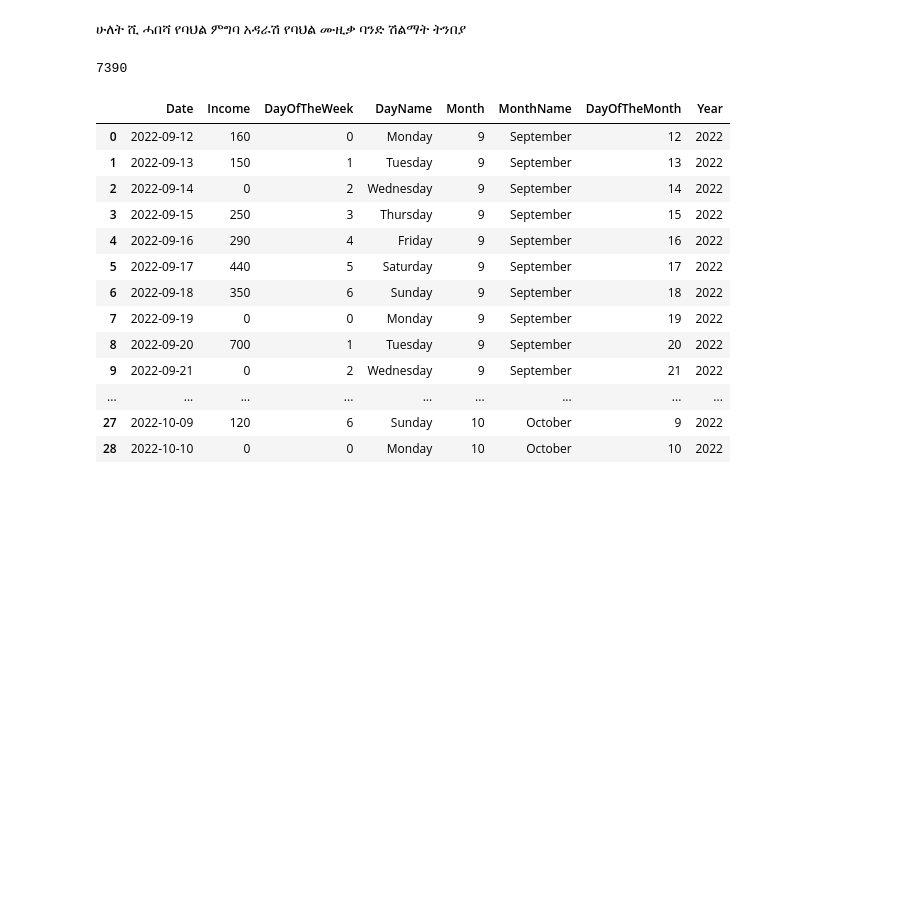
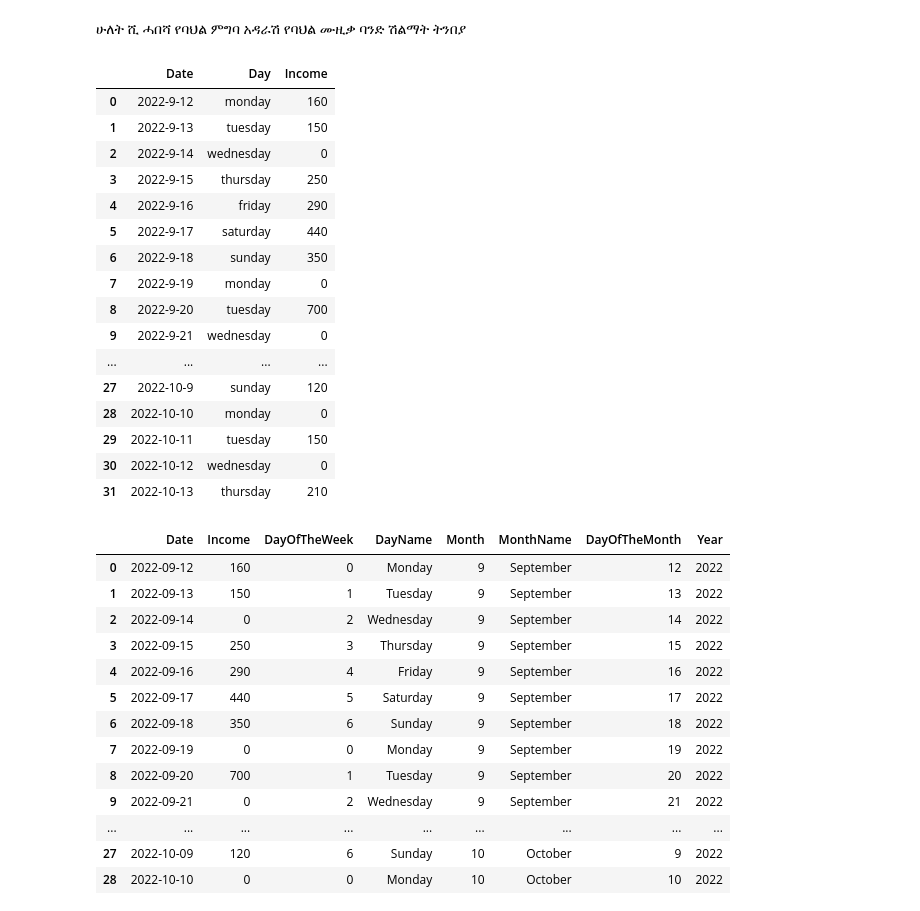
Before and after one commit to EyuaelB/huletshi_shilmat, a Jupyter notebook: shilmat_notebook.ipynb, the cells around one changed output. Drawn from its saved outputs; the diff is of its cells as text; code cells hidden in the pictures; blank space fills up the shorter version.

```diff
--- a/shilmat_notebook.ipynb
+++ b/shilmat_notebook.ipynb
@@ -10,9 +10,25 @@ import sklearn
 import matplotlib.pyplot as plt
 # %%
 df = pd.read_csv('shilmat_data2.csv')
-print(df['Income'].sum())
+df
 # %% [output]
-7390
+|  | Date | Day | Income |
+| 0 | 2022-9-12 | monday | 160 |
+| 1 | 2022-9-13 | tuesday | 150 |
+| 2 | 2022-9-14 | wednesday | 0 |
+| 3 | 2022-9-15 | thursday | 250 |
+| 4 | 2022-9-16 | friday | 290 |
+| 5 | 2022-9-17 | saturday | 440 |
+| 6 | 2022-9-18 | sunday | 350 |
+| 7 | 2022-9-19 | monday | 0 |
+| 8 | 2022-9-20 | tuesday | 700 |
+| 9 | 2022-9-21 | wednesday | 0 |
+| ... | ... | ... | ... |
+| 27 | 2022-10-9 | sunday | 120 |
+| 28 | 2022-10-10 | monday | 0 |
+| 29 | 2022-10-11 | tuesday | 150 |
+| 30 | 2022-10-12 | wednesday | 0 |
+| 31 | 2022-10-13 | thursday | 210 |
 # %%
 df['Date'] = pd.to_datetime(df.Date)
 df=df.drop(columns=['Day'],axis=1) #drop the day column a it is there for recording purpose only , the date is sufficient
```
Also changed, not shown: parts of 5 cells of this notebook.
